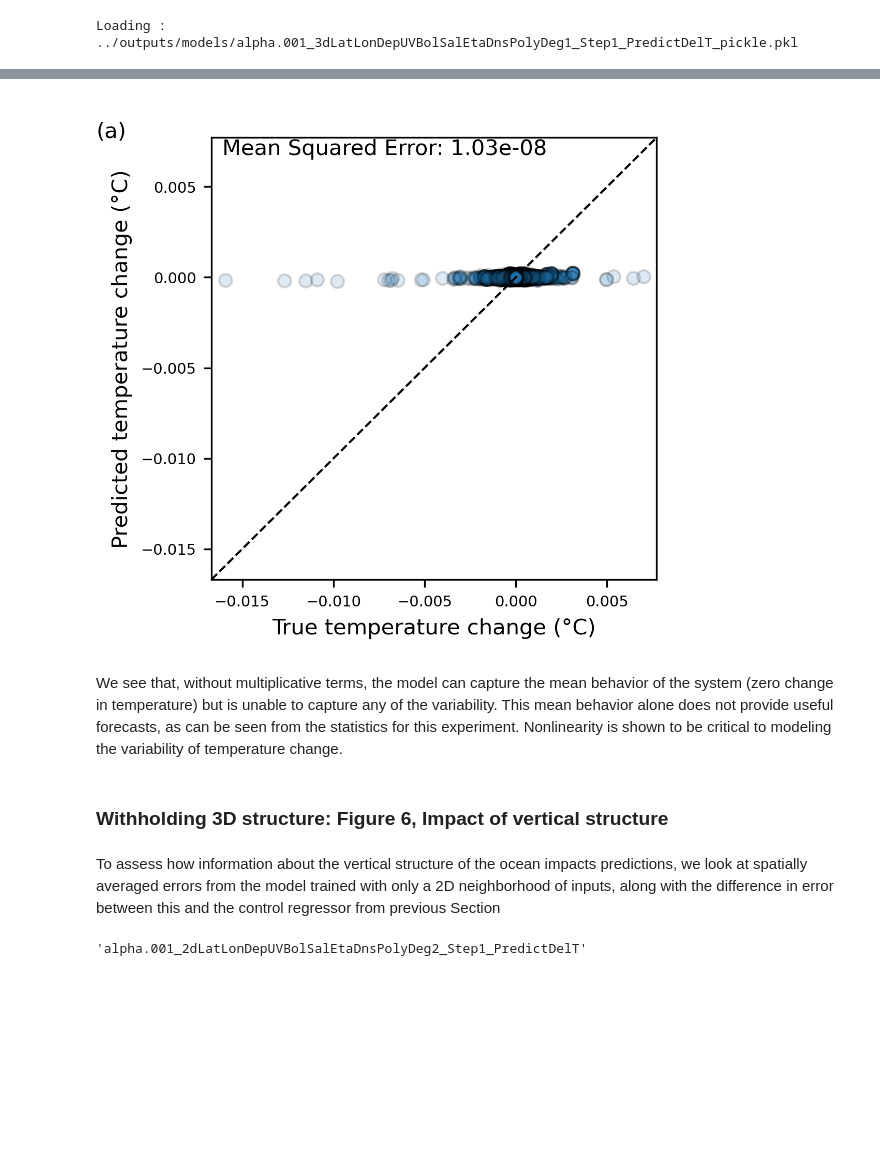
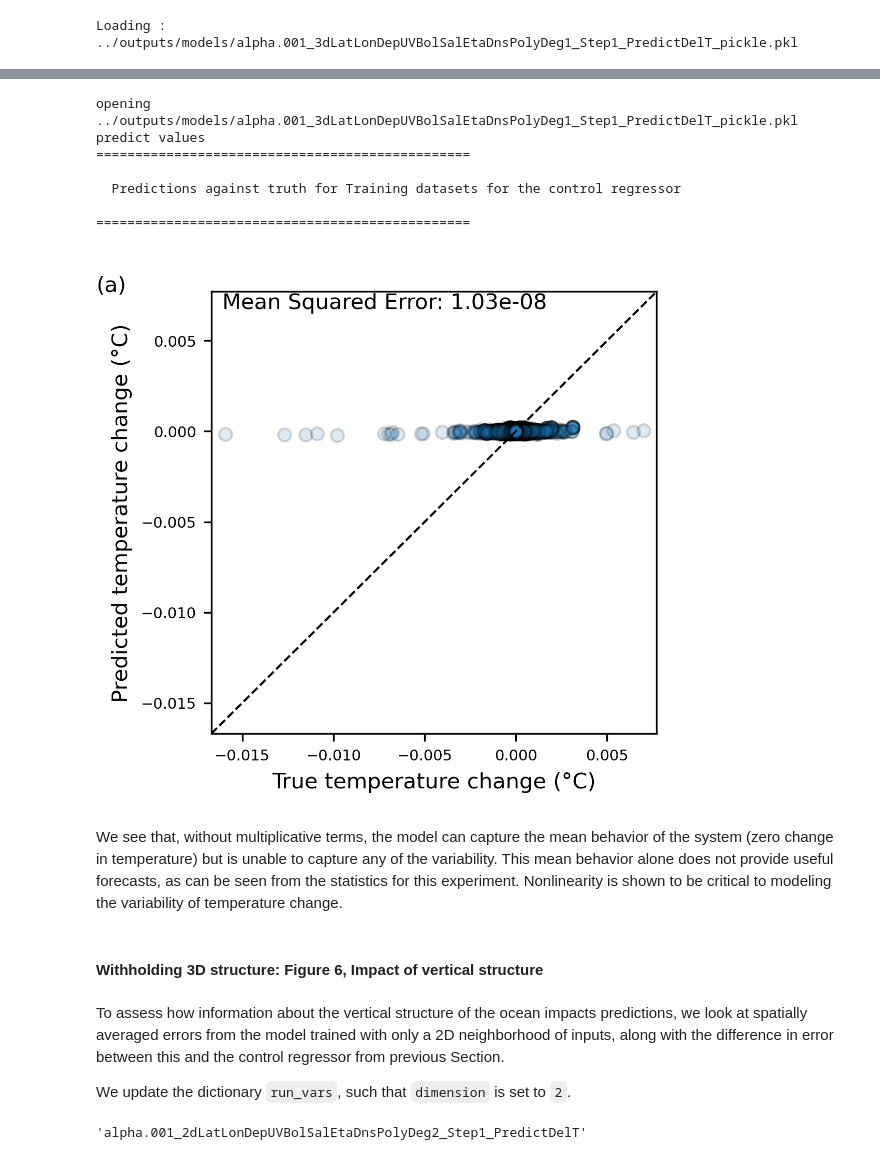
Before and after one commit to eds-book-gallery/3286b92f-4fae-4cc6-a29e-e408bc844542, a Jupyter notebook: notebooks/notebook.ipynb, the cells around one changed output, grey strips where cells are left out. Cells and saved outputs as stored; diff of their text form; code cells hidden in the pictures; blank space fills up the shorter version.

```diff
--- a/notebooks/notebook.ipynb
+++ b/notebooks/notebook.ipynb
@@ -665,11 +499,20 @@ bottom = bottom - 0.1*abs(top)
-# %%
-am.plot_scatter(model_name, denorm_outputs_tr, denorm_lr_predicted_tr, name='train', top=top, bottom=bottom, text='(a)',save=False)
-# %% [output]
-[figure, removed]
+# %%
+plot_scatter_data(run_vars,pkl_filename,data_name,model_name,norm_inputs_tr,norm_inputs_val,norm_inputs_te,plot_val=False)
+# %% [output]
+opening ../outputs/models/alpha.001_3dLatLonDepUVBolSalEtaDnsPolyDeg1_Step1_PredictDelT_pickle.pkl
+predict values
+================================================
+
+  Predictions against truth for Training datasets for the control regressor
+
+================================================
+[figure, added]
 # %% [markdown]
 We see that, without multiplicative terms, the model can capture the mean behavior of the system (zero change in temperature) but is unable to capture any of the variability. This mean behavior alone does not provide useful forecasts, as can be seen from the statistics for this experiment.
  Nonlinearity is shown to be critical to modeling the variability of temperature change.
 # %% [markdown]
-### Withholding 3D structure: Figure 6, Impact of vertical structure
+#### Withholding 3D structure: Figure 6, Impact of vertical structure
 # %% [markdown]
-To assess how information about the vertical structure of the ocean impacts predictions, we look at spatially averaged errors from the model trained with only a 2D neighborhood of inputs, along with the difference in error between this and the control regressor from previous Section
+To assess how information about the vertical structure of the ocean impacts predictions, we look at spatially averaged errors from the model trained with only a 2D neighborhood of inputs, along with the difference in error between this and the control regressor from previous Section.
+
+We update the dictionary `run_vars`, such that `dimension` is set to `2`.
```
Also changed, not shown: parts of 53 cells of this notebook, 5 other files.
